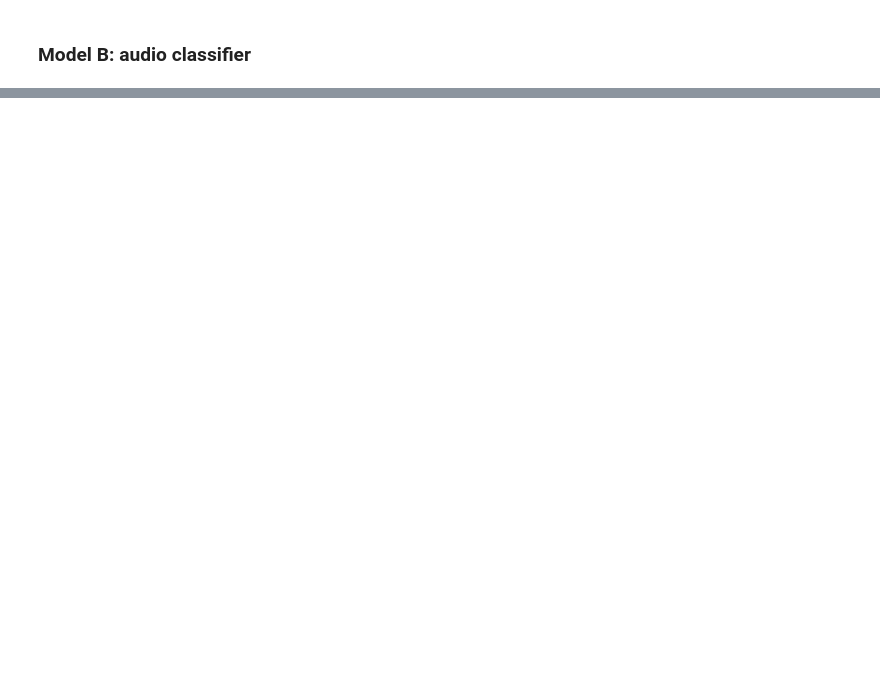
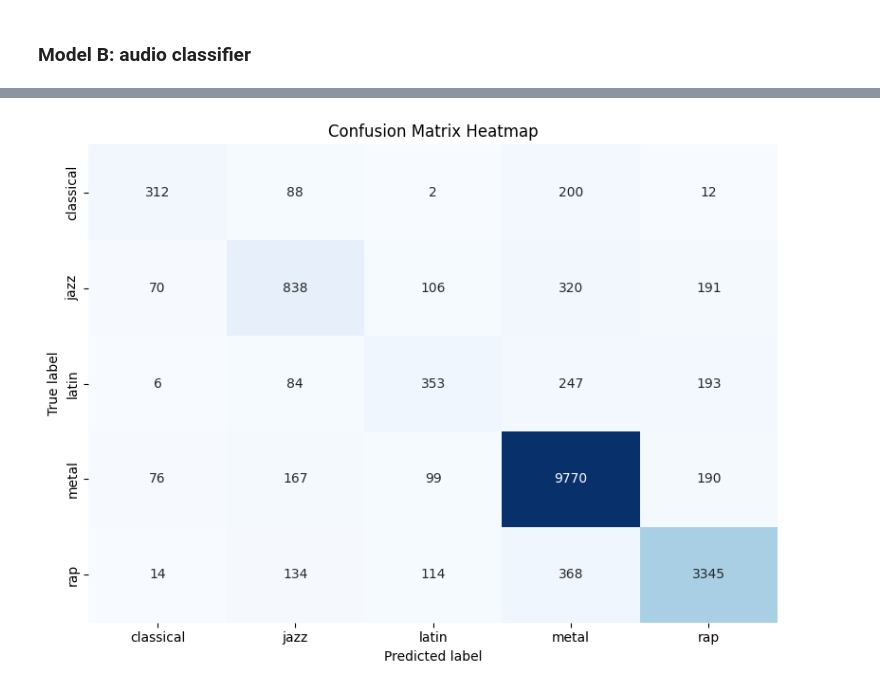
Before and after one commit to Oiko8/Multimodal-Music-Analysis, a Jupyter notebook: part2.ipynb, the cells around one changed output, grey strips where cells are left out. Saved outputs shown, nothing was run; the diff lists cells and outputs as text; code cells hidden in the pictures; blank space fills up the shorter version.

```diff
--- a/part2.ipynb
+++ b/part2.ipynb
@@ -140,5 +215,5 @@ def genre_classifier(x_data, y_labels, model_name="svm"):
 ### Model B: audio classifier
 # %%
 ''' SVM Classifier and Results '''
-svm_model = genre_classifier(audio_embeddings, data["main_genre"], model_name="svm")
+svm_model_audio, svm_scores_audio, svm_matrix_audio = genre_classifier(X_audio, Y_ENCODED, classifier="svm")
 # %% [output]
@@ -182,0 +346,4 @@ Ablations:
+# %%
+conf_matrix_heatmap(conf_matrix_B, Y_LABELS)
+# %% [output]
+[figure, added]
```
Also changed, not shown: parts of 26 cells of this notebook, 1 other file.
